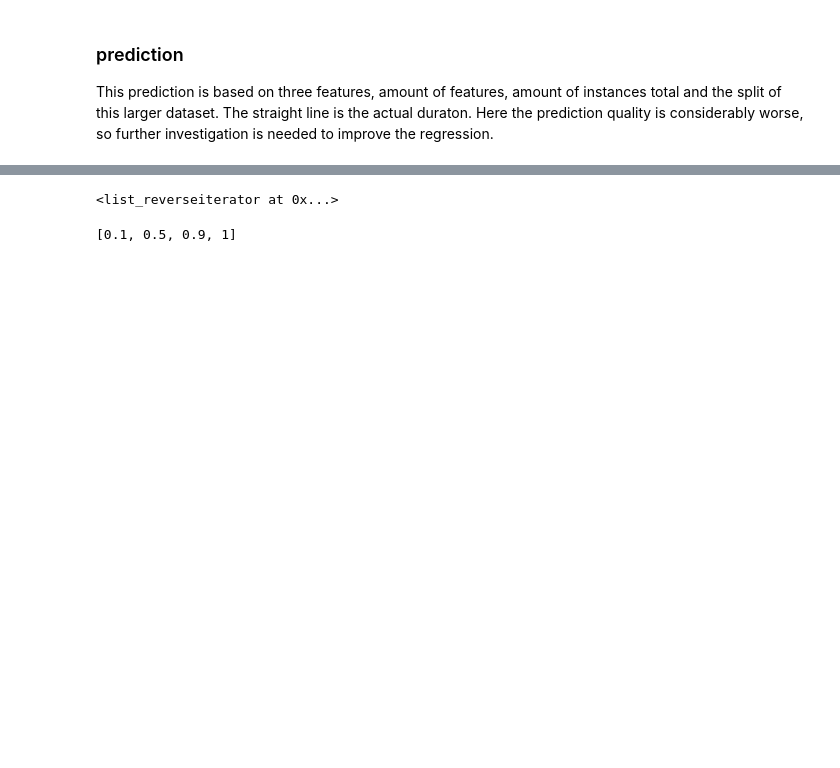
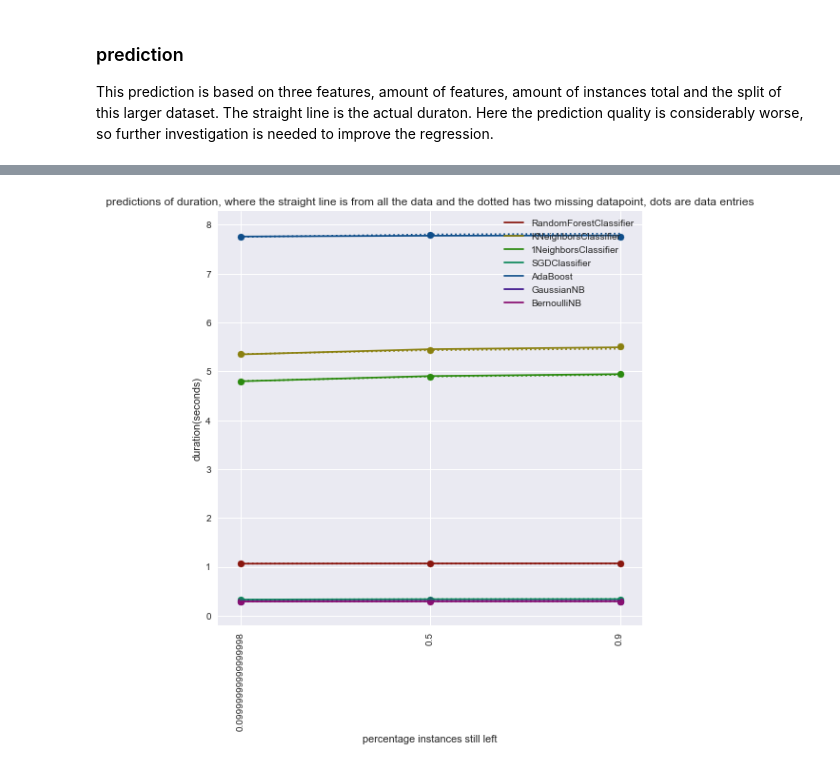
Before and after one commit to lieeuwos/Primitive_annotations, a Jupyter notebook: Showing.ipynb, the cells around one changed output, grey strips where cells are left out. Drawn from its saved outputs; the diff is of its cells as text; code cells hidden in the pictures; blank space fills up the shorter version.

```diff
--- a/Showing.ipynb
+++ b/Showing.ipynb
@@ -2048,4 +2012,0 @@ gluk = reversed(amountList)
-# %%
-gluk
-# %% [output]
-<list_reverseiterator at 0x...>
@@ -2054,4 +2013,68 @@ gluk = [i for i in reversed(amountList)]
-# %%
-gluk
-# %% [output]
-[0.1, 0.5, 0.9, 1]
+# %%
+path = 'D:\\DropboxFolder\\Dropbox\\afstudeer\\results\\removedFeatures\\1NeighborsClassifier'
+path = 'D:\\Dropbox\\Dropbox\\afstudeer\\results\\removedFeatures\\1NeighborsClassifier'
+clfNames = [ 'RandomForestClassifier','KNeighborsClassifier', '1NeighborsClassifier', 'SGDClassifier', 'AdaBoost', 'GaussianNB', 'BernoulliNB']
+
+listA = []
+for (dirpath, dirnames, filenames) in os.walk(path):
+    for dirname in dirnames:
+        if float(dirname) > 2:
+            listA.append(int(dirname))
+didList = listik
+func = 'removedFeatures'
+# didList = listDone
+dur1 = []
+dur2 = []
+typ = 0
+amountList = [0.1,0.5,0.9]
+for i,x in enumerate(clfNames):
+    dur1.append([])
+    dur2.append([])
+    for j,x in enumerate(amountList):
+        dur1[i].append(0)
+        dur2[i].append(0)
+    dur2[i].append(0)
+for did in didList:
+    for cs,clfName in enumerate(clfNames):
+        for i,amount in enumerate(amountList):
+            if not checkForExist(func,clfName,did,round(amount*(readDict(did)['NumberOfFeatures']-1))):
+                print(func,clfName,did,round(amount*(readDict(did)['NumberOfFeatures']-1)))
+            dur1[cs][i] = dur1[cs][i] + read_duration(func,clfName,did,round(amount*(readDict(did)['NumberOfFeatures']-1)))[typ]/len(didList)
+            dur1[cs][i] = dur1[cs][i] + read_duration(func,clfName,did,round(amount*(readDict(did)['NumberOfFeatures']-1)))[typ+1]/len(didList)
+predisComplete = []
+# amountList = [1,0.9,0.5,0.1]
+amountList = [1-i for i in amountList]
+x_axis = amountList
+for i,clfName in enumerate(clfNames):
+    predisComplete.append(np.polyfit(np.log(x_axis),np.log(dur1[i]),1))
+predisIncomplete = []
+for i,clfName in enumerate(clfNames):
+    predisIncomplete.append(np.polyfit(np.log(x_axis[1:]),np.log(dur1[i][1:]),1))
+dur7 = []
+for i,fit in enumerate(predisComplete):
+    dur7.append([])
+    for k,value in enumerate(x_axis):
+        dur7[i].append(np.exp(fit[0]*np.log(value) + fit[1]))
+dur8 = []
+for i,fit in enumerate(predisIncomplete):
+    dur8.append([])
+    for k,value in enumerate(x_axis):
+        dur8[i].append(np.exp(fit[0]*np.log(value) + fit[1]))
+cl = sns.hls_palette(len(dur1), l=.3, s=.8)
+fig, ax = plt.subplots()
+for i in range(0,len(dur1)):
+    _= ax.plot(x_axis,dur7[i], color = cl[i],label = clfNames[i] )
+    _= ax.plot(x_axis,dur8[i], color = cl[i],ls = ':' )
+    _= ax.scatter(x_axis,dur1[i], color = cl[i] )
+_=plt.xticks(x_axis,amountList ,rotation='vertical')
+_=plt.title(' predictions of duration, where the straight line is from all the data and the dotted has two missing datapoint, dots are data entries ')
+_=plt.ylabel('duration(seconds)')
+_=plt.xlabel('percentage instances still left')
+fig.set_figheight(8)
+fig.set_figwidth(8)
+# ax.set_yscale("log", nonposy='clip')
+# ax.set_xscale("log", nonposy='clip')
+_=plt.legend()
+_=plt.show()
+# %% [output]
+[figure, added]
```
Also changed, not shown: parts of 14 cells of this notebook.
